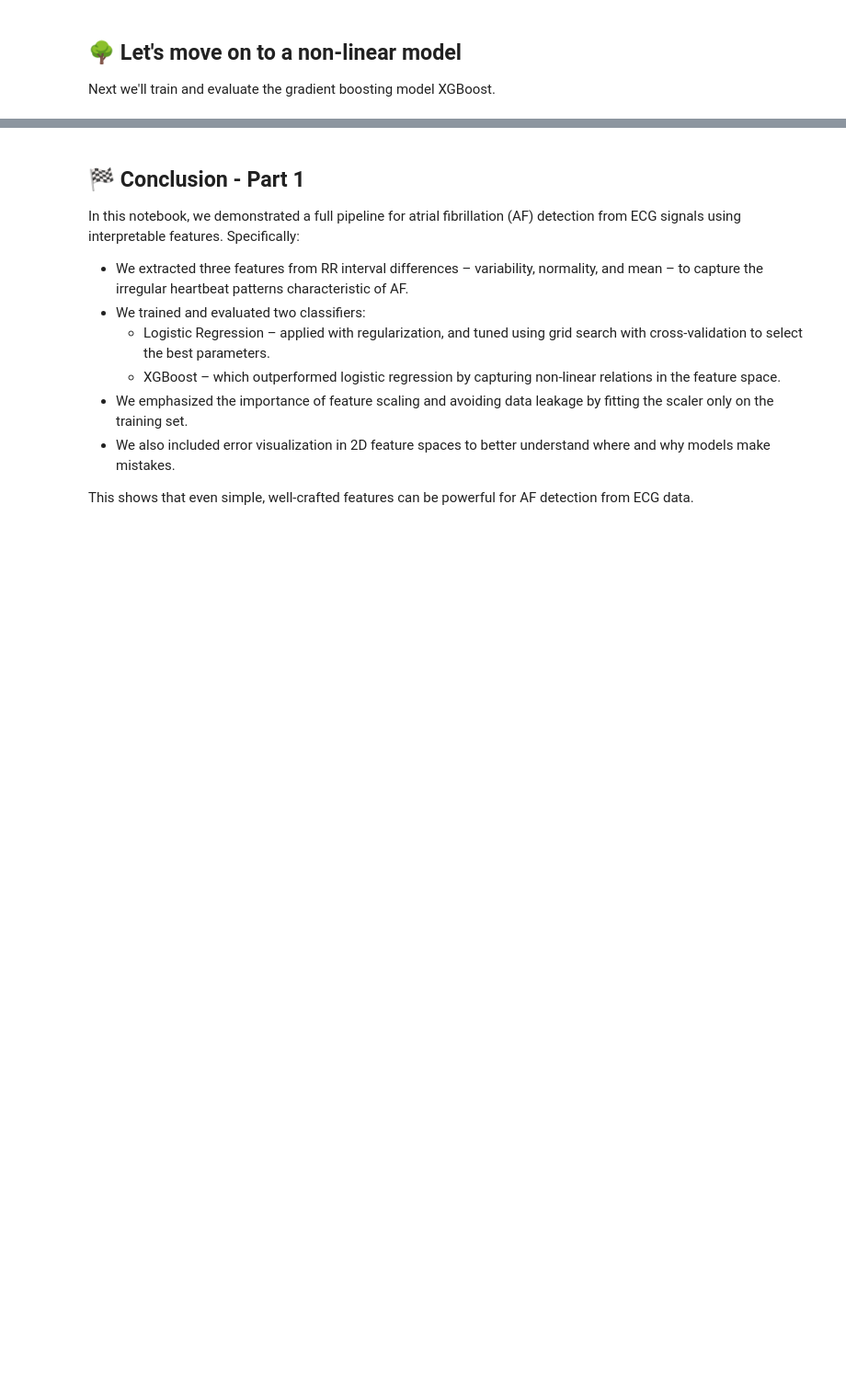
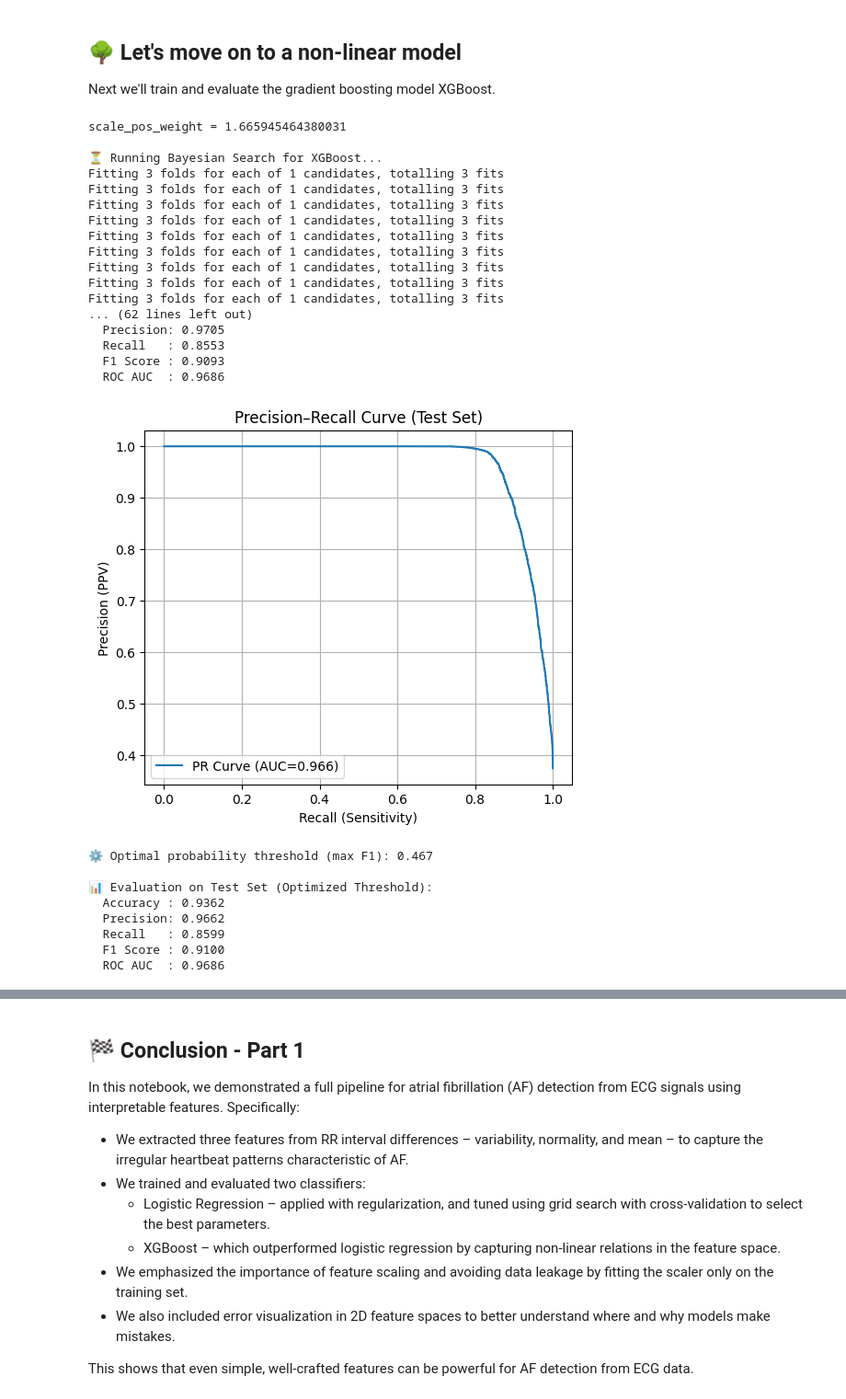
Before and after one commit to frederikgras/AIMA, a Jupyter notebook: week_10_time_series_analysis.ipynb, the cells around one changed output, grey strips where cells are left out. Shown at 92% size. Drawn from its saved outputs; the diff is of its cells as text; code cells hidden in the pictures; blank space fills up the shorter version.

```diff
--- a/week_10_time_series_analysis.ipynb
+++ b/week_10_time_series_analysis.ipynb
@@ -1076,8 +1076,10 @@ import numpy as np
 
 # 🧩 BONUS Task — Calculate imbalance ratio from the training data
 # Hint: ratio = (# of non-AF samples) / (# of AF samples)
+num_af = np.sum(y_train == 1)
+num_non_af = np.sum(y_train == 0)
 
-SCALE_POS_WEIGHT_RATIO = None
+SCALE_POS_WEIGHT_RATIO = num_non_af / num_af
 print(f"scale_pos_weight = {SCALE_POS_WEIGHT_RATIO}")
 
 # ============================================================
@@ -1123,7 +1125,7 @@ xgb_base = xgb.XGBClassifier(
 grid = BayesSearchCV(
     xgb_base,
     search_spaces=param_dist,
-    n_iter=3,                      # INCREASED ITERATIONS to 50 for more thorough search
+    n_iter=50,                      # INCREASED ITERATIONS to 50 for more thorough search
     cv=3,                           # 3-fold CV
     scoring='roc_auc',                   # CRITICAL CHANGE: Optimize directly for F1 Score
     n_jobs=-1,
@@ -1243,30 +1245,57 @@ plt.show()
 # ============================================================
 # ⚠️ CHANGE 4: Adapted to use XGBoost's specific feature importance score
 importances = xgb_clf.get_booster().get_score(importance_type='weight')
 feature_names = ["mean_delta_rr", "variability_delta_rr", "ks_pvalue_delta_rr"]
 
 # Prepare data for plotting
 importance_df = pd.DataFrame(
     {'feature': feature_names, 'importance': [importances.get(f'f{i}', 0) for i in range(len(feature_names))]}
 ).sort_values(by='importance', ascending=True)
 
 plt.figure(figsize=(6, 4))
 plt.barh(importance_df['feature'], importance_df['importance'], color='forestgreen')
 plt.xlabel("Feature Importance (Weight)")
 plt.title("XGBoost Feature Importances")
 plt.grid(True, axis='x', linestyle='--', alpha=0.5)
 plt.show()
 
 # ============================================================
 # 🩺 Step 9 — ROC Curve
 # ============================================================
 fpr, tpr, _ = roc_curve(y_test, y_proba_test)
 plt.figure(figsize=(6, 5))
 plt.plot(fpr, tpr, label=f'ROC (AUC = {roc_auc_score(y_test, y_proba_test):.3f})')
 plt.plot([0, 1], [0, 1], 'k--')
 plt.xlabel("False Positive Rate")
 plt.ylabel("True Positive Rate (Recall)")
 plt.title("ROC Curve (Test Set)")
 plt.legend()
 plt.grid(True)
 plt.show()
+# %% [output]
+scale_pos_weight = 1.665945464380031
+
+⏳ Running Bayesian Search for XGBoost...
+Fitting 3 folds for each of 1 candidates, totalling 3 fits
+Fitting 3 folds for each of 1 candidates, totalling 3 fits
+Fitting 3 folds for each of 1 candidates, totalling 3 fits
+Fitting 3 folds for each of 1 candidates, totalling 3 fits
+Fitting 3 folds for each of 1 candidates, totalling 3 fits
+Fitting 3 folds for each of 1 candidates, totalling 3 fits
+Fitting 3 folds for each of 1 candidates, totalling 3 fits
+Fitting 3 folds for each of 1 candidates, totalling 3 fits
+Fitting 3 folds for each of 1 candidates, totalling 3 fits
+... (62 lines left out)
+  Precision: 0.9705
+  Recall   : 0.8553
+  F1 Score : 0.9093
+  ROC AUC  : 0.9686
+[figure, added]
+⚙️ Optimal probability threshold (max F1): 0.467
+
+📊 Evaluation on Test Set (Optimized Threshold):
+  Accuracy : 0.9362
+  Precision: 0.9662
+  Recall   : 0.8599
+  F1 Score : 0.9100
+  ROC AUC  : 0.9686
```
Also changed, not shown: parts of 1 cell of this notebook.
